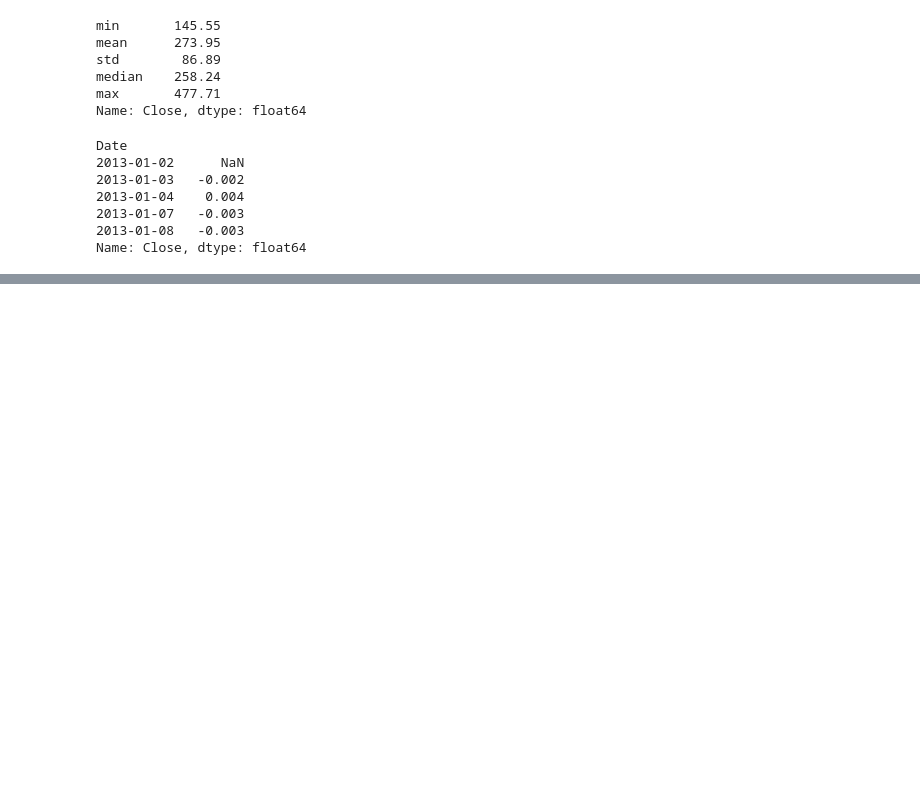
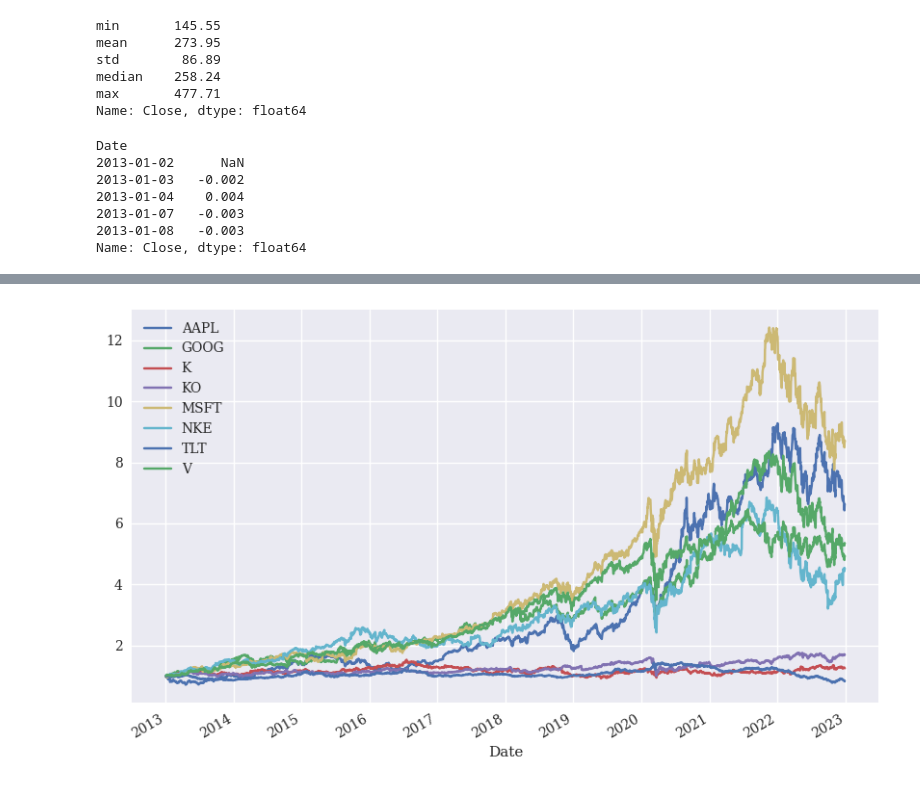
Before and after one commit to MartinKasak/Python_Finance_Numpy_Pandas, a Jupyter notebook: Python Finance.ipynb, the cells around one changed output, grey strips where cells are left out. Cells and saved outputs as stored; diff of their text form; code cells hidden in the pictures; blank space fills up the shorter version.

```diff
--- a/Python Finance.ipynb
+++ b/Python Finance.ipynb
@@ -112,0 +126,4 @@ AttributeError: 'numpy.float64' object has no attribute 'plot'
+# %%
+rets.cumsum().apply(np.exp).plot(figsize=(10, 6));
+# %% [output]
+[figure, added]
```
Also changed, not shown: parts of 10 cells of this notebook.
